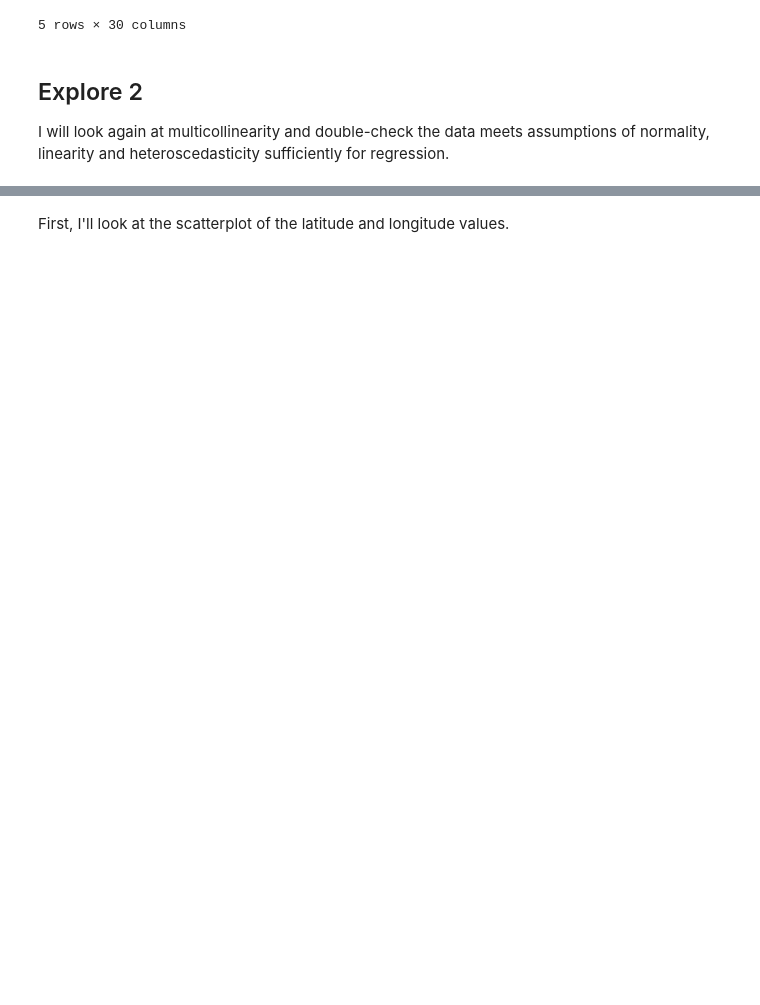
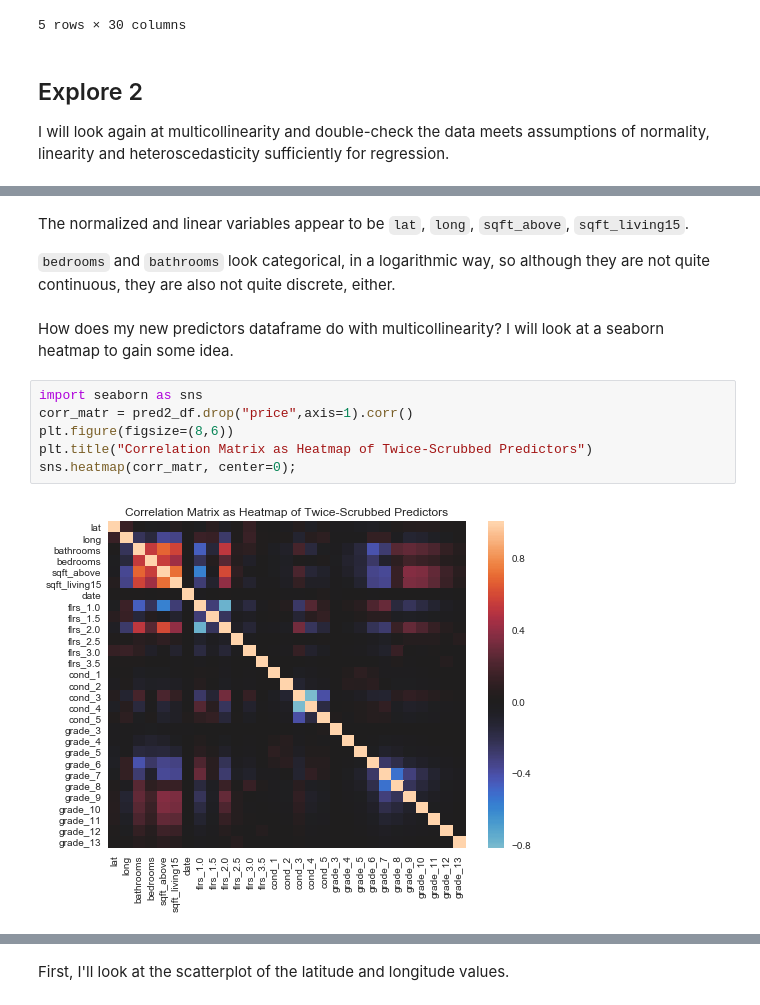
Before and after one commit to bronwencc/dsc-1-final-project-online-ds-sp-000, a Jupyter notebook: student.ipynb, the cells around one changed output, grey strips where cells are left out. Cells and saved outputs as stored; diff of their text form; blank space fills up the shorter version.

```diff
--- a/student.ipynb
+++ b/student.ipynb
@@ -551,0 +602,14 @@ for col_name in pred_cols:#using only continuous variables
+# %% [markdown]
+The normalized and linear variables appear to be `lat`, `long`, `sqft_above`, `sqft_living15`.
+
+`bedrooms` and `bathrooms` look categorical, in a logarithmic way, so although they are not quite continuous, they are also not quite discrete, either.
+# %% [markdown]
+How does my new predictors dataframe do with multicollinearity?  I will look at a seaborn heatmap to gain some idea.
+# %%
+import seaborn as sns
+corr_matr = pred2_df.drop("price",axis=1).corr()
+plt.figure(figsize=(8,6))
+plt.title("Correlation Matrix as Heatmap of Twice-Scrubbed Predictors")
+sns.heatmap(corr_matr, center=0);
+# %% [output]
+[figure, added]
```
Also changed, not shown: parts of 81 cells of this notebook, 2 other files.
